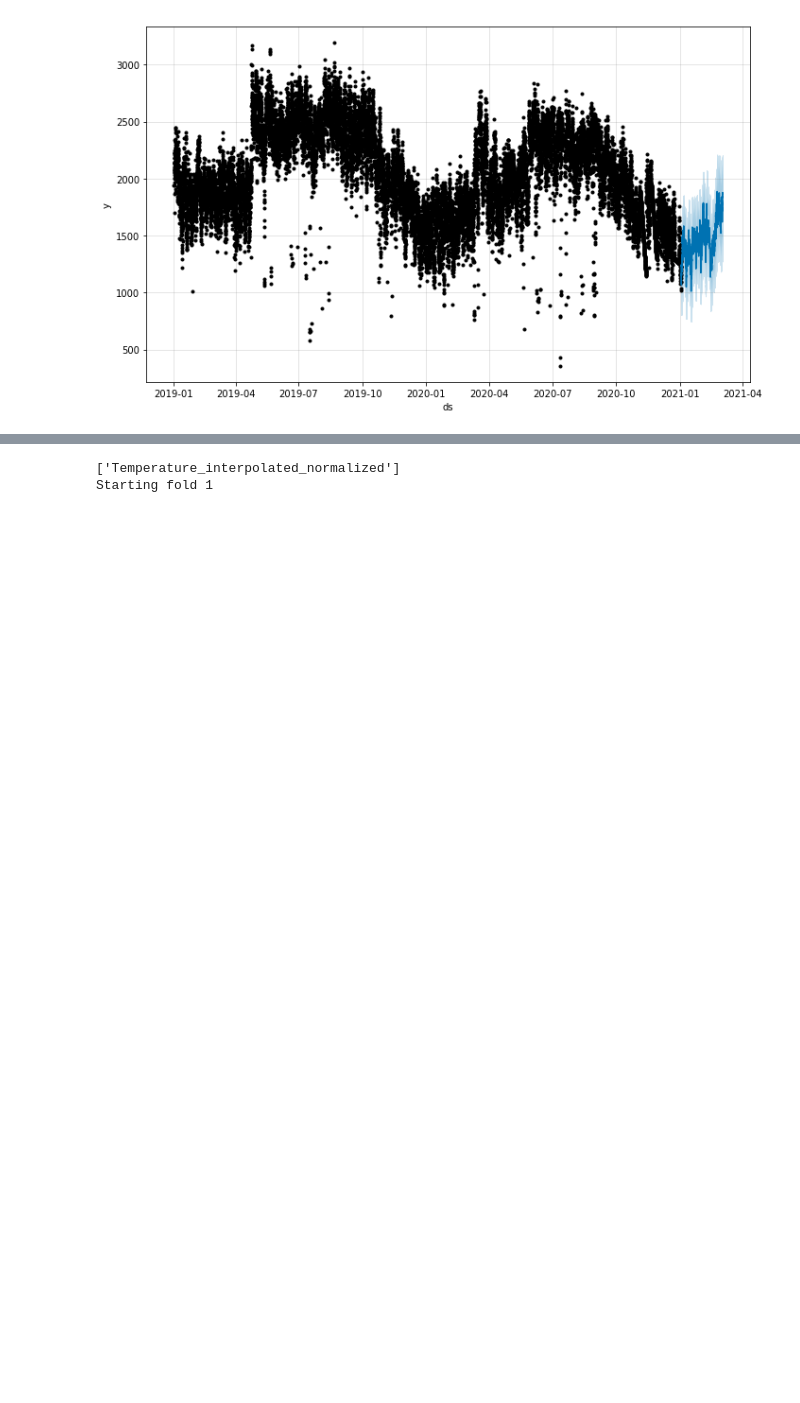
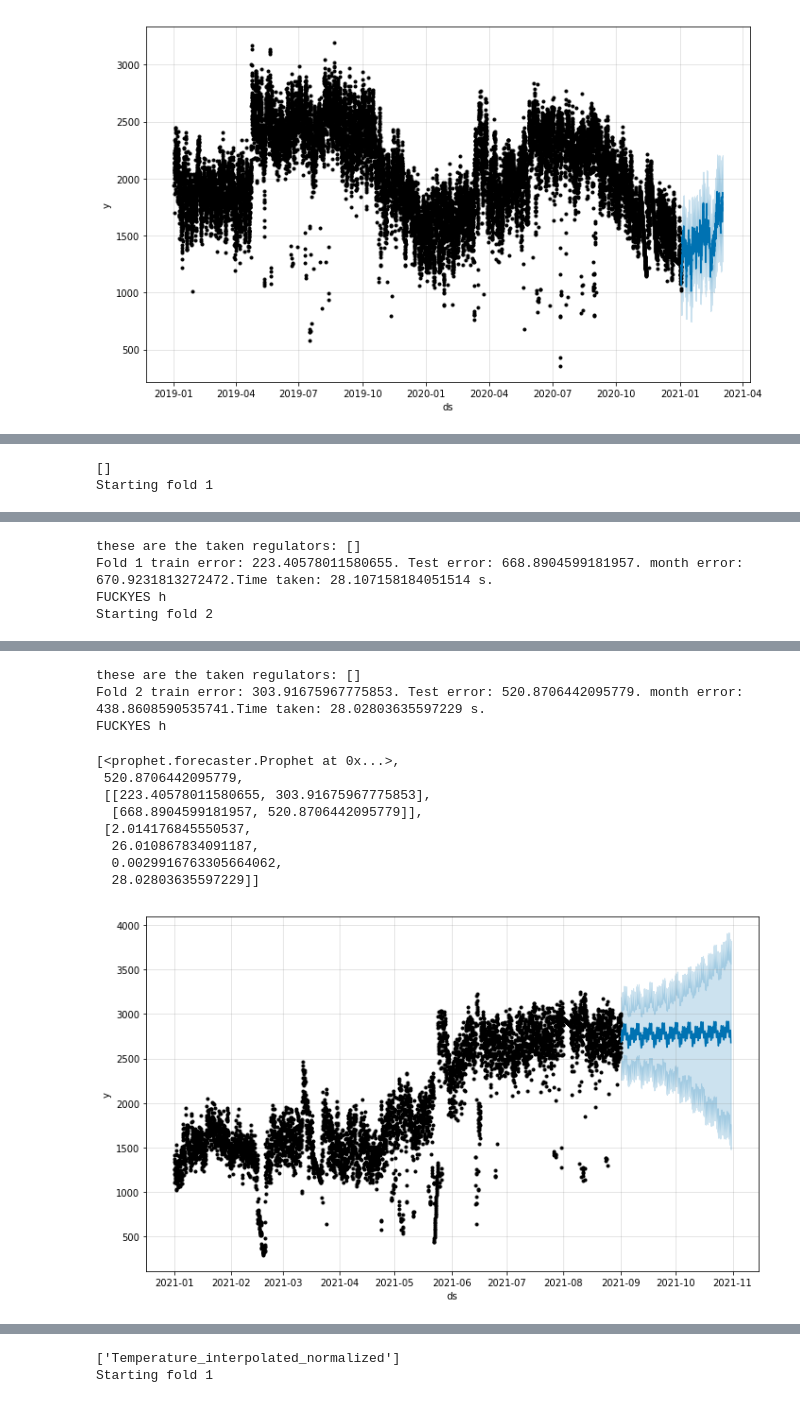
Before and after one commit to Robpennekamp/AppliedMachineLearning, a Jupyter notebook: Model Training by Sonja2.ipynb, the cells around one changed output, grey strips where cells are left out. Drawn from its saved outputs; the diff is of its cells as text; code cells hidden in the pictures; blank space fills up the shorter version.

```diff
--- a/Model Training by Sonja2.ipynb
+++ b/Model Training by Sonja2.ipynb
@@ -1064,0 +1208,5 @@ FUCKYES h
+# %%
+prophet_model_prediction(y2021_df, ['h'], [[]])
+# %% [output]
+[]
+Starting fold 1
@@ -1064,0 +1215,4 @@ FUCKYES h
+these are the taken regulators: []
+Fold 1 train error: 223.40578011580655. Test error: 668.8904599181957. month error: 670.9231813272472.Time taken: 28.107158184051514 s.
+FUCKYES h
+Starting fold 2
@@ -1064,0 +1221,12 @@ FUCKYES h
+these are the taken regulators: []
+Fold 2 train error: 303.91675967775853. Test error: 520.8706442095779. month error: 438.8608590535741.Time taken: 28.02803635597229 s.
+FUCKYES h
+[<prophet.forecaster.Prophet at 0x...>,
+ 520.8706442095779,
+ [[223.40578011580655, 303.91675967775853],
+  [668.8904599181957, 520.8706442095779]],
+ [2.014176845550537,
+  26.010867834091187,
+  0.0029916763305664062,
+  28.02803635597229]]
+[figure, added]
```
Also changed, not shown: parts of 30 cells of this notebook.
